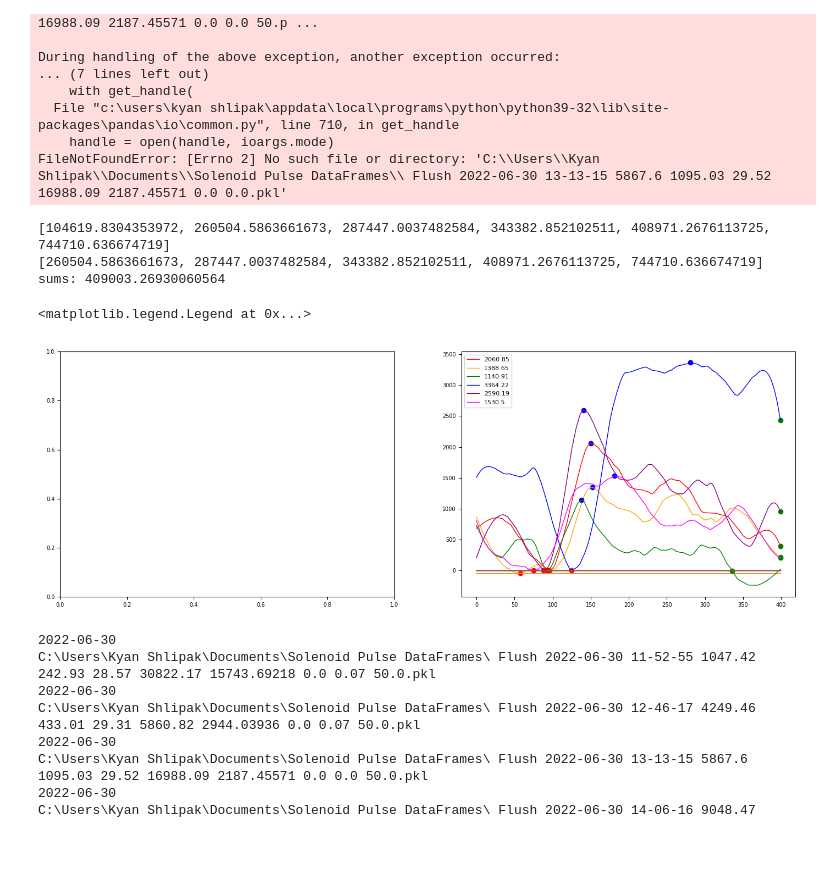
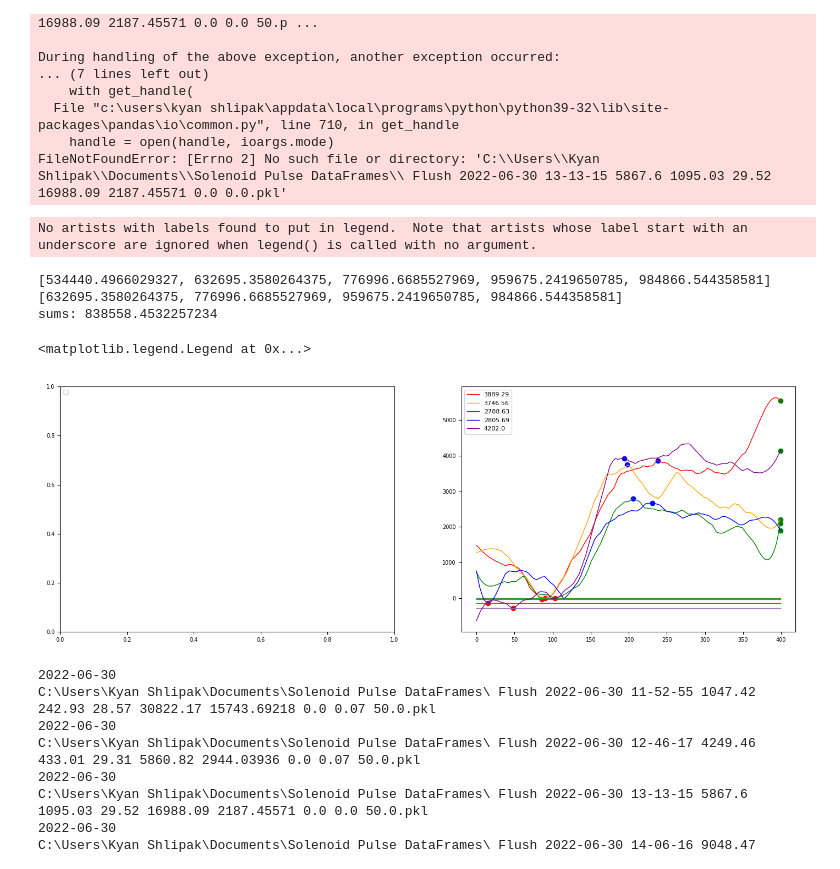
Before and after one commit to kyanshlipak/Aeth-Labs, a Jupyter notebook: SootDataAnalysis.ipynb, the cells around one changed output. Cells and saved outputs as stored; diff of their text form; code cells hidden in the pictures.

```diff
--- a/SootDataAnalysis.ipynb
+++ b/SootDataAnalysis.ipynb
@@ -593,7 +593,7 @@ def plotPulseSamePlot(axis, pullRate, maxlines, paths, estimatedLag):
             axis.plot(range(400),[minValue]*400)
 
             xstop = 399
-            for i in range(minIndex,400):
+            for i in range(peaks[0],400):
                 if yhat[i] < minValue:
                     xstop = i
                     break
@@ -625,43 +625,45 @@ def plotPulseSamePlot(axis, pullRate, maxlines, paths, estimatedLag):
 m = 0
 T = 0
 def dydt(x):
     return m * (-T) * np.e**((-T) * x)
 
 def y(x):
     return m * np.e**(-T * x)
 
 dfFlushFiles = dfFlushFiles.sort_values(by = ["date","time"], ascending = False,ignore_index=True)
 dur = dfFlushFiles.at[0,"sampling_flow"]
 recFlushFiles = []
 for index, row in dfFlushFiles.iterrows():
-    if index < 6:
+    if index < 10 and index > 3:
         if row["sampling_flow"] == dur:
             if float(row["flush_duration"])>700:
                 recFlushFiles.append(flushToFilePath(row))
 
 dfPulseFiles = dfPulseFiles.sort_values(by = ["date","time"], ascending = False,ignore_index=True)
 dur = dfPulseFiles.at[0,"pulse_duration"]
 recPulseFiles = []
 for index, row in dfPulseFiles.iterrows():
-    if index < 6 and row["pulse_duration"] == dur:
+    if row["pulse_duration"] == 3 and index < 120:
         recPulseFiles.append(pulseToFilePath(row))
 
 fig2.canvas.draw()
-#[m,T] = plotFlushSamePlot(ax3, 50,recFlushFiles)
-#plotFlushSamePlot(ax4, 5000,recFlushFiles)
+#[m,T] = plotFlushSamePlot(ax3, 1050,recFlushFiles)
+#plotFlushSamePlot(ax4, 50,recFlushFiles)
 #x = 1/(-T) * np.log(30000/m)
 #print("dydt",dydt(x))
 #print("30k - dydt * x",30000 - dydt(x))
 
 #plotPulseSamePlot(ax3,150,10)
-plotPulseSamePlot(ax4,1050,3,recPulseFiles,20)
+plotPulseSamePlot(ax4,50,3,recPulseFiles,20)
+ax3.legend(loc = "upper left")
 ax4.legend(loc = "upper left")
 # %% [output]
-[104619.8304353972, 260504.5863661673, 287447.0037482584, 343382.852102511, 408971.2676113725, 744710.636674719]
-[260504.5863661673, 287447.0037482584, 343382.852102511, 408971.2676113725, 744710.636674719]
-sums: 409003.26930060564
+No artists with labels found to put in legend.  Note that artists whose label start with an underscore are ignored when legend() is called with no argument.
-<matplotlib.legend.Legend at 0x...>
+[534440.4966029327, 632695.3580264375, 776996.6685527969, 959675.2419650785, 984866.544358581]
+[632695.3580264375, 776996.6685527969, 959675.2419650785, 984866.544358581]
+sums: 838558.4532257234
+<matplotlib.legend.Legend at 0x...>
-[figure, old version]
+[figure, new version]
 # %%
 import os
 def changeDateFormat():
```
Also changed, not shown: 2 other files.
